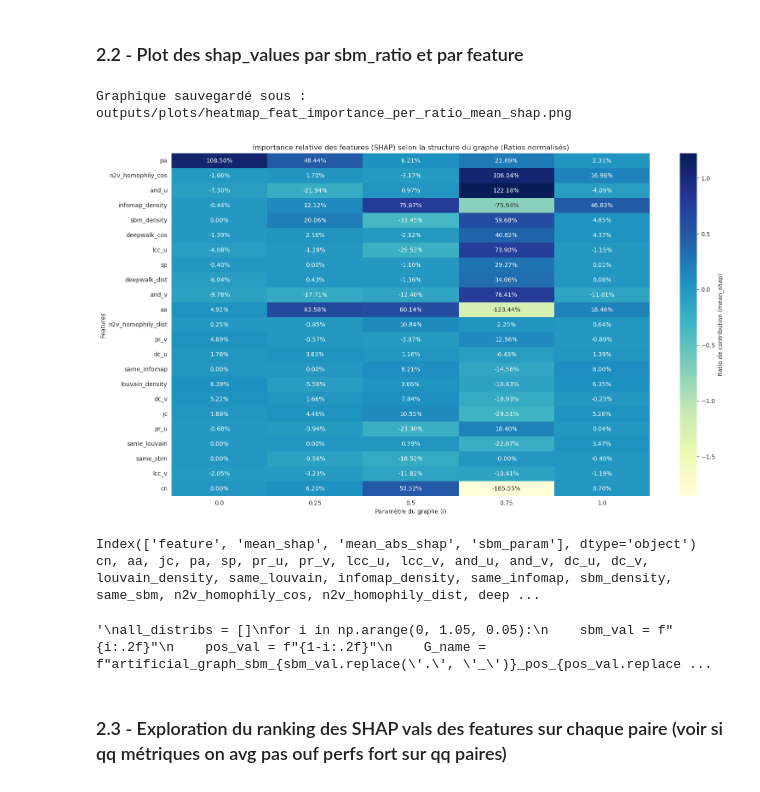
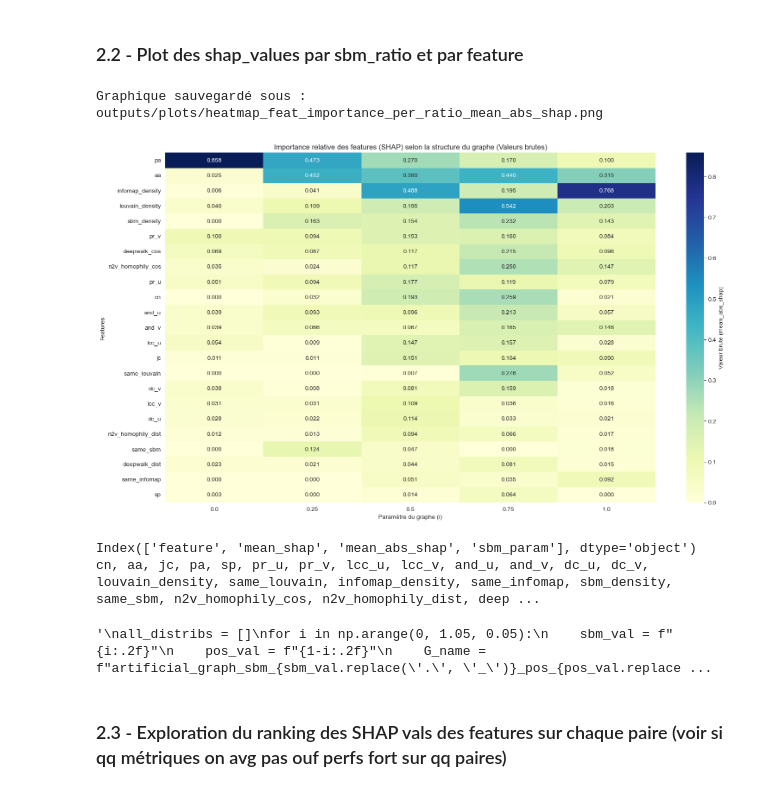
Before and after one commit to DeankoontzG/SHAP-like-Graph-Analysis, a Jupyter notebook: Performance_Analysis.ipynb, the cells around one changed output. Cells and saved outputs as stored; diff of their text form; code cells hidden in the pictures.

```diff
--- a/Performance_Analysis.ipynb
+++ b/Performance_Analysis.ipynb
@@ -1080,7 +1070,7 @@ import seaborn as sns
 import matplotlib.pyplot as plt
 import pandas as pd
 
-def plot_feature_importance_evolution(df_results, metric="mean_abs_shap", as_ratio=True):
+def plot_feature_importance_evolution(df_results, metric="mean_shap", as_ratio=True):
     """
     Génère une heatmap montrant l'évolution de l'importance des features (SHAP).
     """
@@ -1115,7 +1105,7 @@ def plot_feature_importance_evolution(df_results, metric="mean_abs_shap", as_rat
     print(f"Graphique sauvegardé sous : {filename}")
     plt.show()
 
-plot_feature_importance_evolution(df_shapvals_concat, metric="mean_shap", as_ratio=True)
+plot_feature_importance_evolution(df_shapvals_concat, metric="mean_abs_shap", as_ratio=False)
 print(df_shapvals_concat.columns)
 features_list = df_shapvals_concat['feature']
 print(", ".join(map(str, features_list)))
@@ -1126,35 +1116,35 @@ for i in np.arange(0, 1.05, 0.05):
     sbm_val = f"{i:.2f}"
     pos_val = f"{1-i:.2f}"
     G_name = f"artificial_graph_sbm_{sbm_val.replace('.', '_')}_pos_{pos_val.replace('.', '_')}"
 
     _, _,_, xgboost_data, _, _ = gp.load_all_data_for_graph(G_name)
     X_test = xgboost_data['X_test']
     y_test = xgboost_data['y_test']
 
     pos_sp = X_test[y_test == 1]['sp'].value_counts(normalize=True).to_dict()
     neg_sp = X_test[y_test == 0]['sp'].value_counts(normalize=True).to_dict()
 
     row = {'sbm_param': round(i, 2)}
     for dist in range(1, 7):
         row[f'pos_sp_{dist}'] = pos_sp.get(dist, 0)
         row[f'neg_sp_{dist}'] = neg_sp.get(dist, 0)
 
     row['pos_sp_7+'] = sum(v for k, v in pos_sp.items() if k >= 7 or k == 0)
     row['neg_sp_7+'] = sum(v for k, v in neg_sp.items() if k >= 7 or k == 0)
 
     all_distribs.append(row)
 
 df_sp_detailed = pd.DataFrame(all_distribs)
 
 cols = ['sbm_param'] + [f'{prefix}_sp_{d}' for d in list(range(1, 7)) + ['7+'] for prefix in ['pos', 'neg']]
 df_sp_detailed = df_sp_detailed[cols]
 
 pd.options.display.float_format = '{:.3f}'.format
 print(df_sp_detailed.to_string(index=False))
 """
 # %% [output]
-Graphique sauvegardé sous : outputs/plots/heatmap_feat_importance_per_ratio_mean_shap.png
+Graphique sauvegardé sous : outputs/plots/heatmap_feat_importance_per_ratio_mean_abs_shap.png
-[figure, old version]
+[figure, new version]
 Index(['feature', 'mean_shap', 'mean_abs_shap', 'sbm_param'], dtype='object')
 cn, aa, jc, pa, sp, pr_u, pr_v, lcc_u, lcc_v, and_u, and_v, dc_u, dc_v, louvain_density, same_louvain, infomap_density, same_infomap, sbm_density, same_sbm, n2v_homophily_cos, n2v_homophily_dist, deep ...
 '\nall_distribs = []\nfor i in np.arange(0, 1.05, 0.05):\n    sbm_val = f"{i:.2f}"\n    pos_val = f"{1-i:.2f}"\n    G_name = f"artificial_graph_sbm_{sbm_val.replace(\'.\', \'_\')}_pos_{pos_val.replace ...
```
Also changed, not shown: parts of 7 cells of this notebook, 3 other files.
